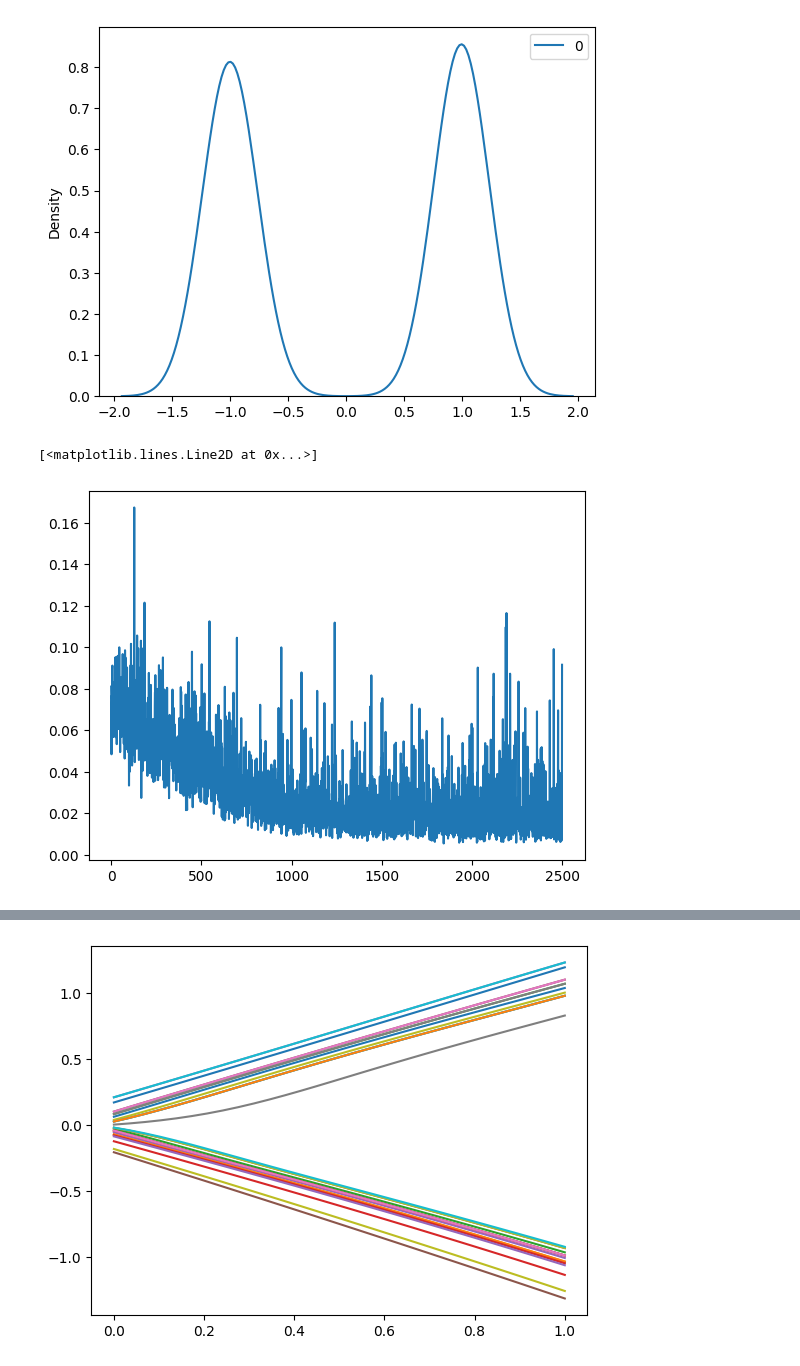
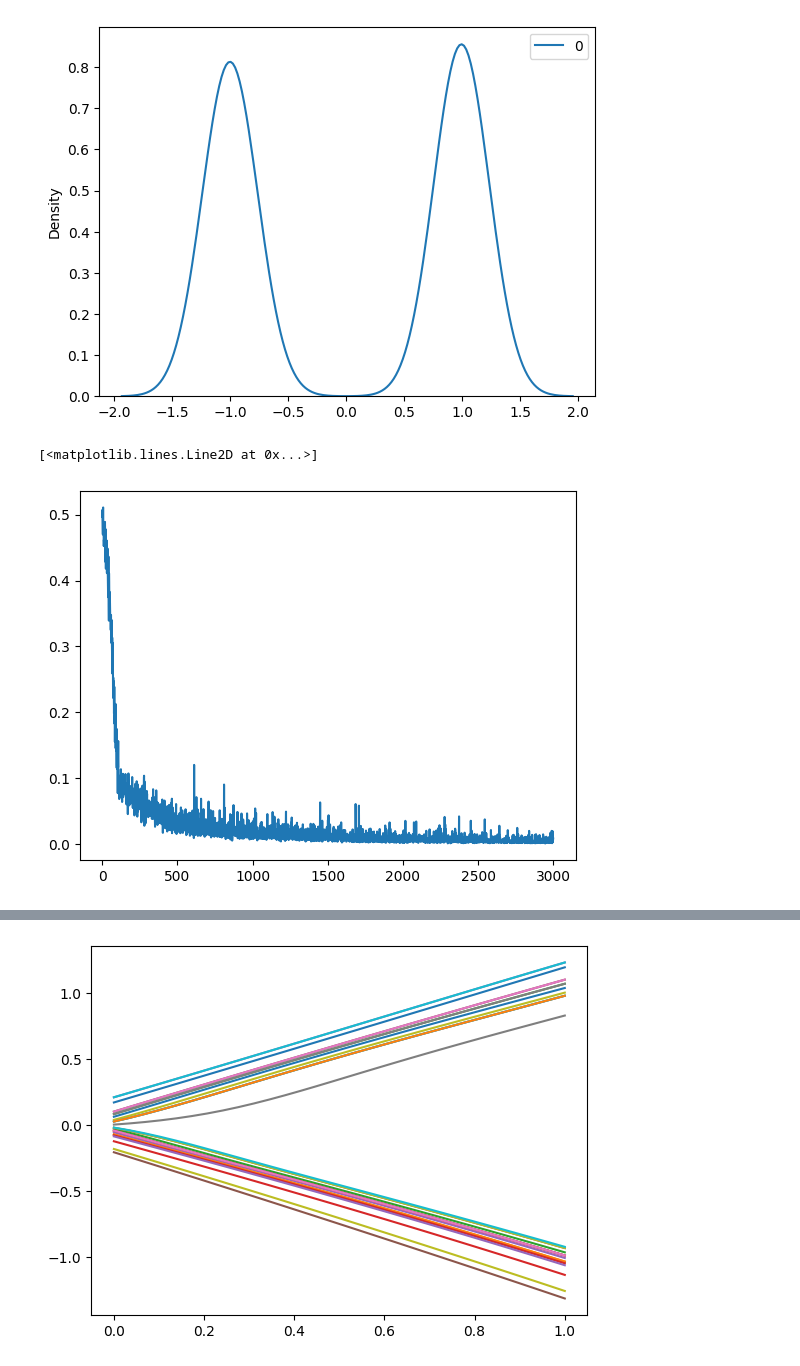
Before and after one commit to MUCDK/genot, a Jupyter notebook: notebooks_gen_model/1d_simulated/1d_simulated_data.ipynb, the cells around one changed output, grey strips where cells are left out. Saved outputs shown, nothing was run; the diff lists cells and outputs as text; code cells hidden in the pictures.

```diff
--- a/notebooks_gen_model/1d_simulated/1d_simulated_data.ipynb
+++ b/notebooks_gen_model/1d_simulated/1d_simulated_data.ipynb
@@ -55,18 +53,19 @@ sns.kdeplot(target)
 # %%
 #neural_net = MLP_FM3(1, 32, 32, 32, n_frequencies=10)
 #neural_net = MLP_FM(1, [64, 64, 64, 64], n_frequencies=1)
-neural_net = MLP_FM_VAE(1, 32, 32, 32)
+neural_net = MLP_no_noise(1, [64,64,64,64])
+bridge_net = Bridge_MLP(1, 32, 32)
 # %%
 #cosine_decay_scheduler = optax.cosine_decay_schedule(1e-3, decay_steps=1_000, alpha=0.95)
 #optimizer = optax.adamw(learning_rate=cosine_decay_scheduler)
-#latent_to_data_solver = ott.solvers.linear.sinkhorn.Sinkhorn()
+ot_solver = ott.solvers.linear.sinkhorn.Sinkhorn()
 
-otfm = OTFlowMatching(neural_net, epsilon=1e-3, input_dim=1, output_dim=1, iterations=3_000, noise_std=1e-1)
+otfm = OTFlowMatching(neural_net, bridge_net=bridge_net, ot_solver=ot_solver, epsilon=1e-3, input_dim=1, output_dim=1, iterations=3_000, noise_std=1e-1)
 # %%
 otfm(source, target, 64, 64)
 # %%
-plt.plot(np.arange(len(otfm.metrics["loss"][500:])), otfm.metrics["loss"][500:])
+plt.plot(np.arange(len(otfm.metrics["loss"])), otfm.metrics["loss"])
 # %% [output]
 [<matplotlib.lines.Line2D at 0x...>]
-[figure, old version]
+[figure, new version]
 # %%
```
Also changed, not shown: parts of 12 cells of this notebook, 1 other file.
